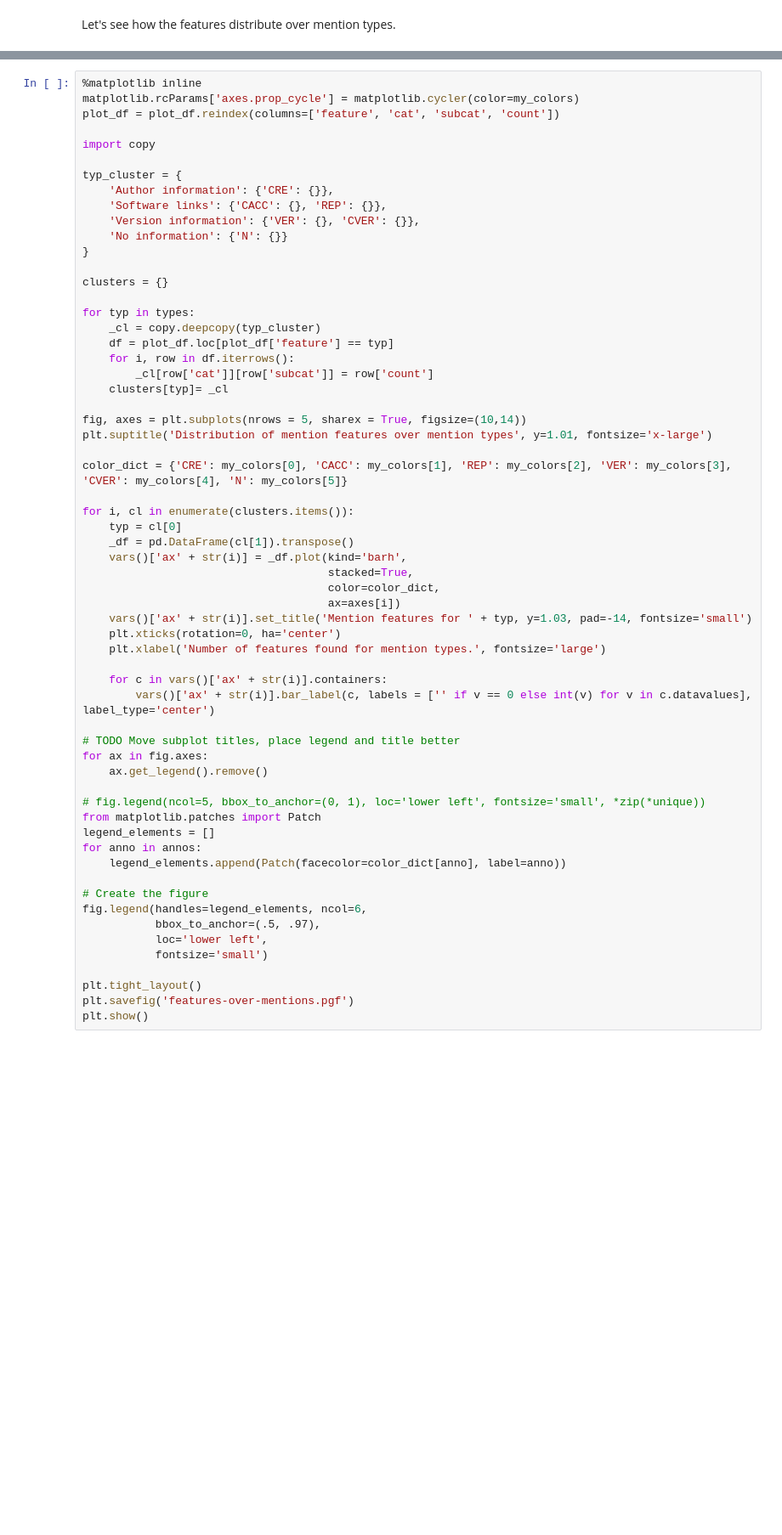
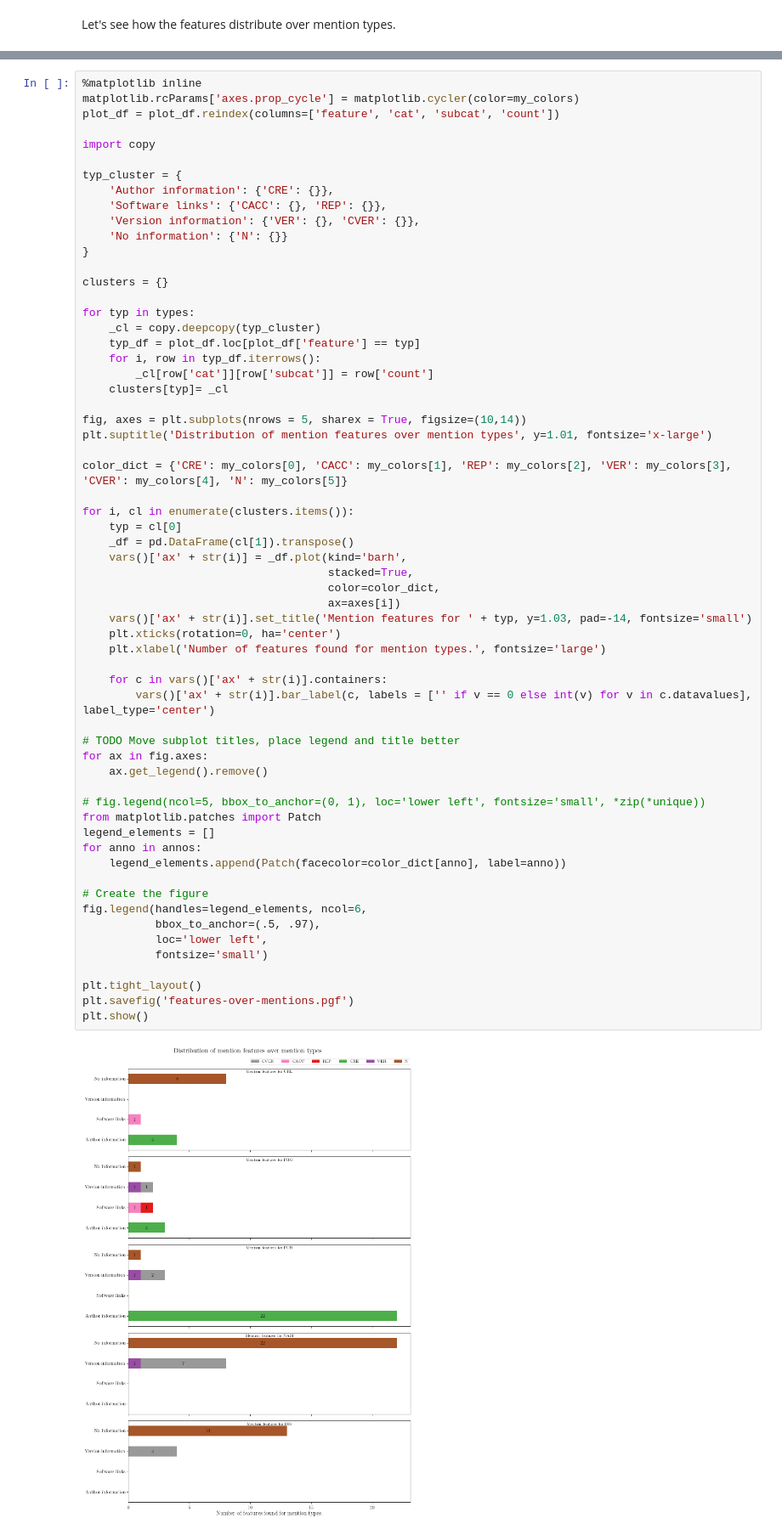
Before and after one commit to softwaresaved/habeas-corpus, a Jupyter notebook: notebooks/CORD-19-access-study.ipynb, the cells around one changed output, grey strips where cells are left out. Shown at 85% size. Drawn from its saved outputs; the diff is of its cells as text; blank space fills up the shorter version.

```diff
--- a/notebooks/CORD-19-access-study.ipynb
+++ b/notebooks/CORD-19-access-study.ipynb
@@ -270,8 +377,8 @@ clusters = {}
 
 for typ in types:
     _cl = copy.deepcopy(typ_cluster)
-    df = plot_df.loc[plot_df['feature'] == typ]
-    for i, row in df.iterrows():
+    typ_df = plot_df.loc[plot_df['feature'] == typ]
+    for i, row in typ_df.iterrows():
         _cl[row['cat']][row['subcat']] = row['count']
     clusters[typ]= _cl
 
@@ -286,30 +393,32 @@ for i, cl in enumerate(clusters.items()):
     vars()['ax' + str(i)] = _df.plot(kind='barh',
                                      stacked=True,
                                      color=color_dict,
                                      ax=axes[i])
     vars()['ax' + str(i)].set_title('Mention features for ' + typ, y=1.03, pad=-14, fontsize='small')
     plt.xticks(rotation=0, ha='center')
     plt.xlabel('Number of features found for mention types.', fontsize='large')
 
     for c in vars()['ax' + str(i)].containers:
         vars()['ax' + str(i)].bar_label(c, labels = ['' if v == 0 else int(v) for v in c.datavalues], label_type='center')
 
 # TODO Move subplot titles, place legend and title better
 for ax in fig.axes:
     ax.get_legend().remove()
 
 # fig.legend(ncol=5, bbox_to_anchor=(0, 1), loc='lower left', fontsize='small', *zip(*unique))
 from matplotlib.patches import Patch
 legend_elements = []
 for anno in annos:
     legend_elements.append(Patch(facecolor=color_dict[anno], label=anno))
 
 # Create the figure
 fig.legend(handles=legend_elements, ncol=6,
            bbox_to_anchor=(.5, .97),
            loc='lower left',
            fontsize='small')
 
 plt.tight_layout()
 plt.savefig('features-over-mentions.pgf')
 plt.show()
+# %% [output]
+[figure, added]
```
Also changed, not shown: parts of 12 cells of this notebook.
